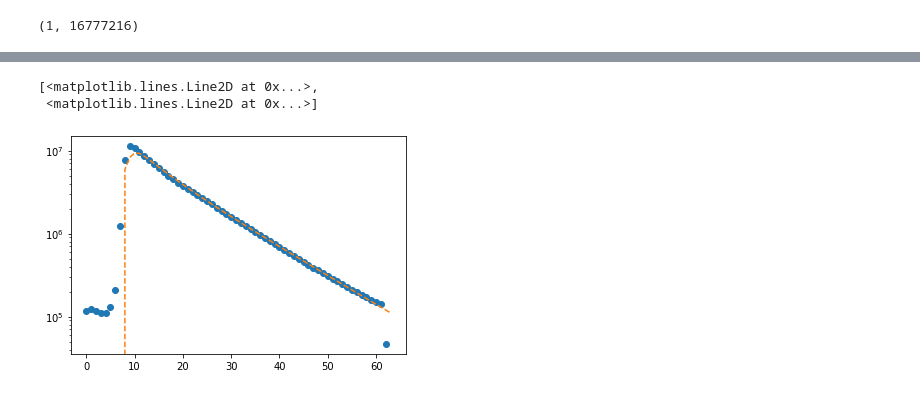
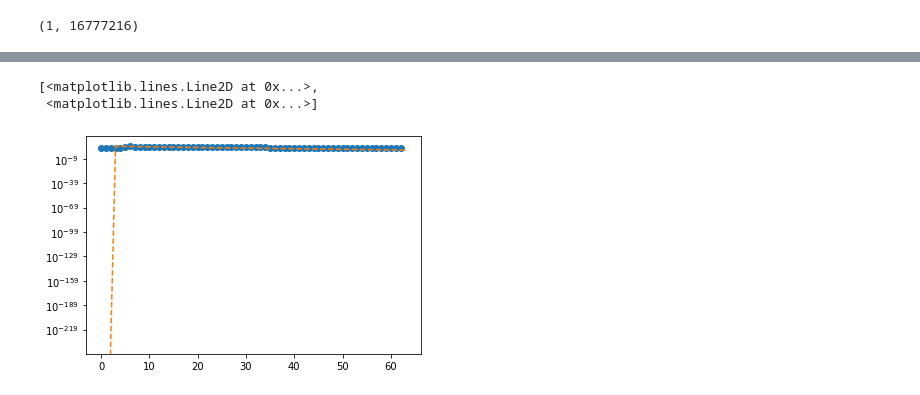
Before and after one commit to CrickmoreRoguljaLabs/Flympy, a Jupyter notebook: Untitled.ipynb, the cells around one changed output, grey strips where cells are left out. Cells and saved outputs as stored; diff of their text form; code cells hidden in the pictures.

```diff
--- a/Untitled.ipynb
+++ b/Untitled.ipynb
@@ -81,16 +65,16 @@ fp.fit_to_data(hist)
-# %%
-import numpy as np
-x_axis = np.arange(len(hist))
-plt.semilogy(
-    x_axis,
-    hist,
-    'o',
-    x_axis,
-    np.sum(hist)*fp.probability_dist(np.arange(len(hist)),cut_negatives=True),
-    '--'
-)
-# %% [output]
-[<matplotlib.lines.Line2D at 0x...>,
- <matplotlib.lines.Line2D at 0x...>]
-[figure, removed]
+# %%
+import numpy as np
+x_axis = np.arange(len(hist))
+plt.semilogy(
+    x_axis,
+    hist,
+    'o',
+    x_axis,
+    np.sum(hist)*fp.probability_dist(np.arange(len(hist)),negative_scope = 1.0),
+    '--',
+)
+# %% [output]
+[<matplotlib.lines.Line2D at 0x...>,
+ <matplotlib.lines.Line2D at 0x...>]
+[figure, added]
 # %%
```
Also changed, not shown: parts of 7 cells of this notebook, 5 other files.
